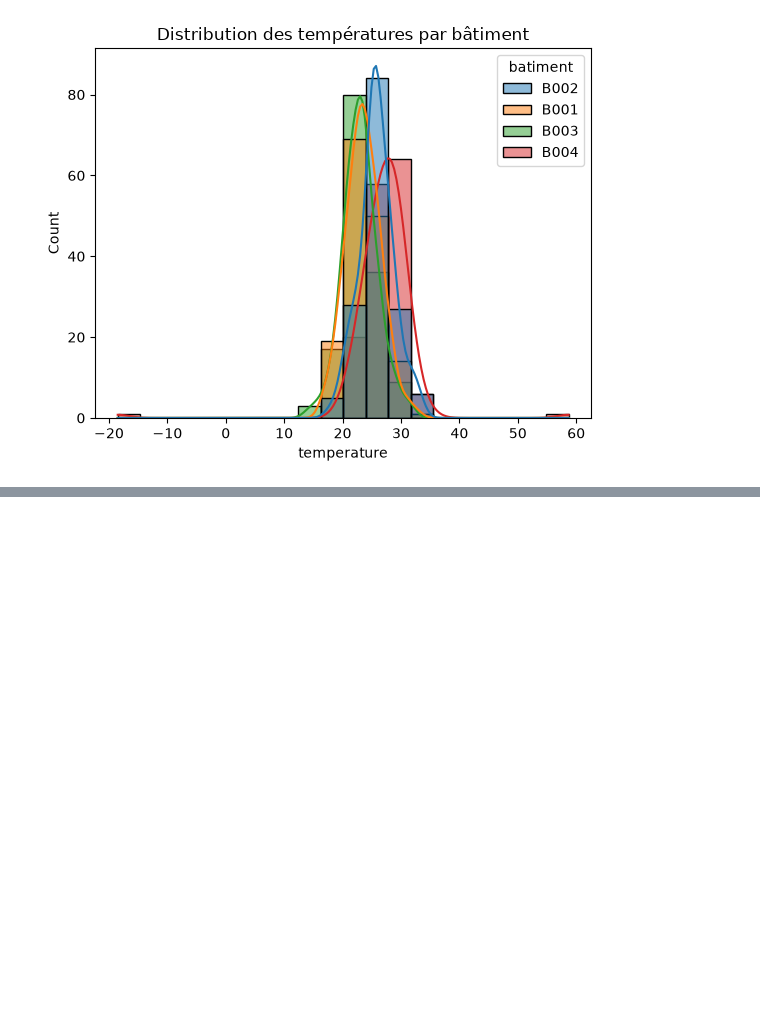
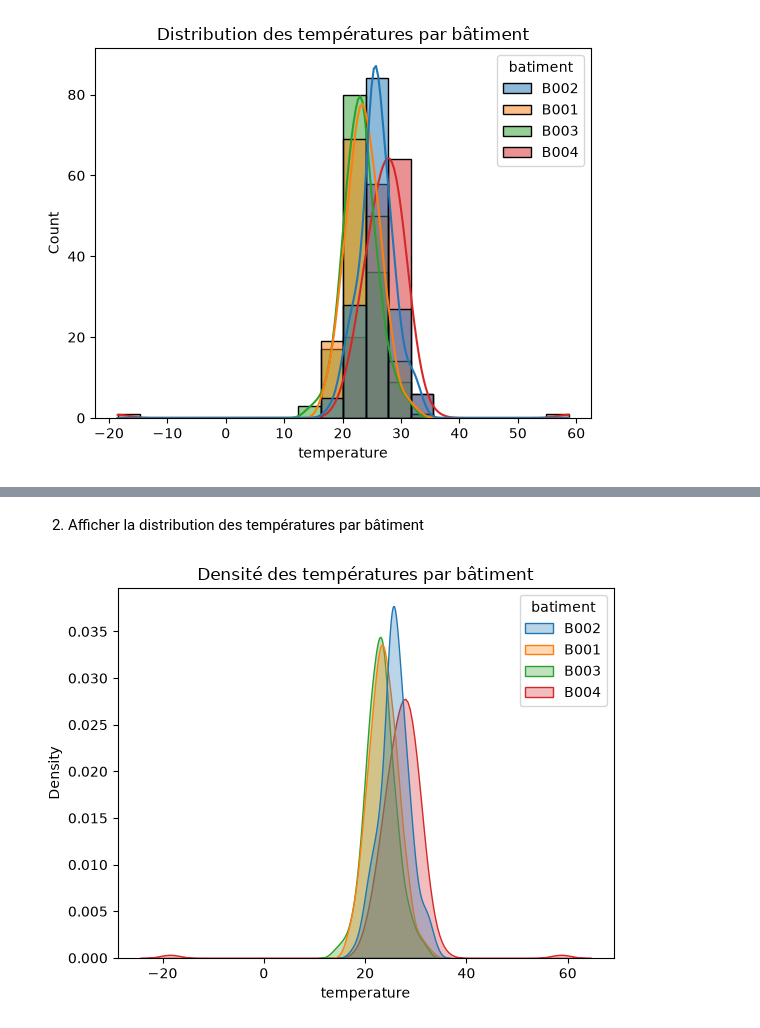
Before and after one commit to yohanfredyh/atelier_seaborn, a Jupyter notebook: notebooks/atelier_seaborn_iot.ipynb, the cells around one changed output, grey strips where cells are left out. Saved outputs shown, nothing was run; the diff lists cells and outputs as text; code cells hidden in the pictures; blank space fills up the shorter version.

```diff
--- a/notebooks/atelier_seaborn_iot.ipynb
+++ b/notebooks/atelier_seaborn_iot.ipynb
@@ -122,0 +135,8 @@ plt.show()
+# %% [markdown]
+2) Afficher la distribution des températures par bâtiment
+# %%
+sns.kdeplot(data=df, x="temperature", hue="batiment", fill=True, alpha=0.3)
+plt.title("Densité des températures par bâtiment")
+plt.show()
+# %% [output]
+[figure, added]
```
Also changed, not shown: parts of 13 cells of this notebook.
